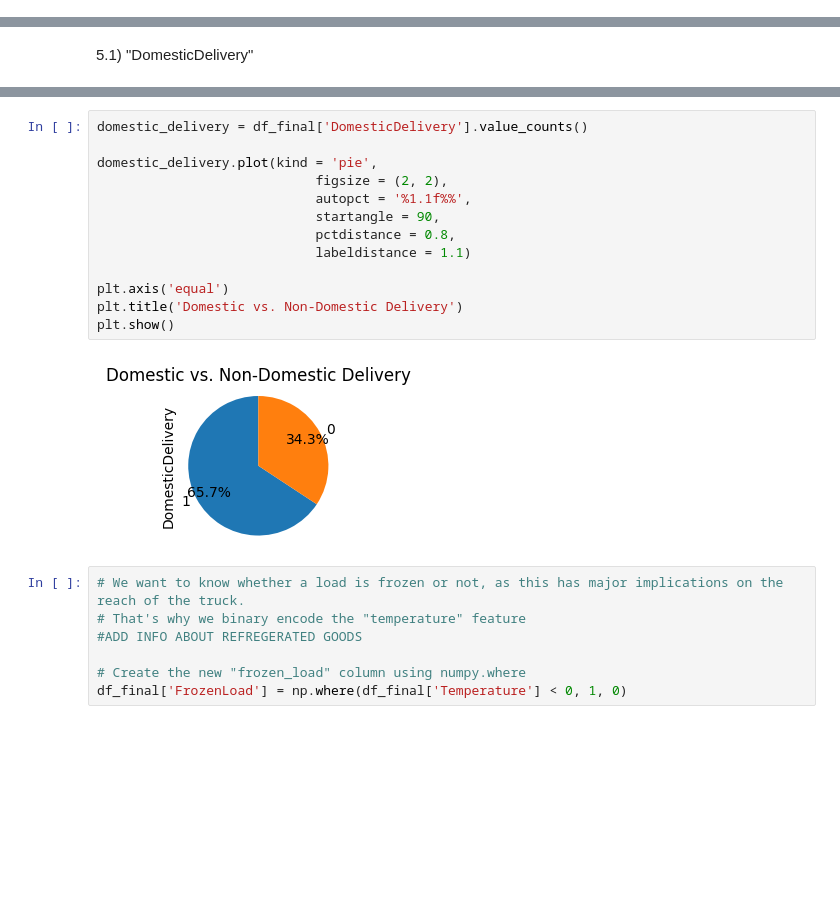
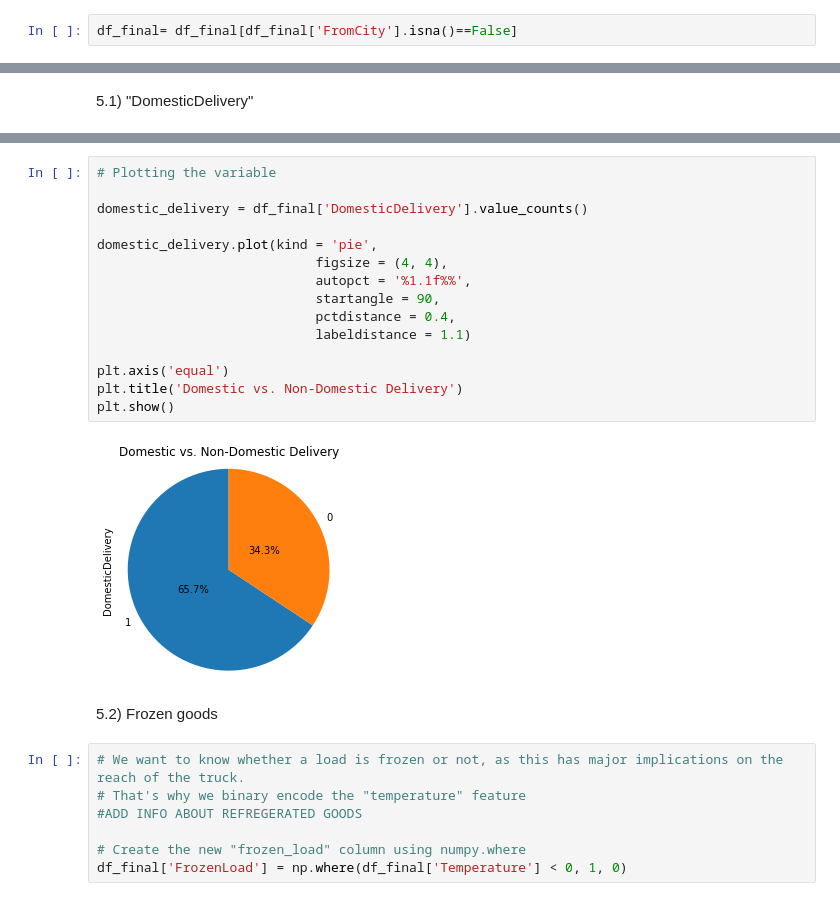
Before and after one commit to em1899/master-thesis-project, a Jupyter notebook: EDA/EDA_v5.ipynb, the cells around one changed output, grey strips where cells are left out. Cells and saved outputs as stored; diff of their text form; blank space fills up the shorter version.

```diff
--- a/EDA/EDA_v5.ipynb
+++ b/EDA/EDA_v5.ipynb
@@ -614,2 +629,4 @@ df_final.rename(columns = {"FromLongtitude": "FromLongitude"}, inplace = True)
+# %%
+df_final= df_final[df_final['FromCity'].isna()==False]
 # %% [markdown]
 4.12) "FromCountry"
@@ -842,18 +897,22 @@ df_final.head()
 # %%
+# Plotting the variable
+
 domestic_delivery = df_final['DomesticDelivery'].value_counts()
 
 domestic_delivery.plot(kind = 'pie',
-                            figsize = (2, 2),
+                            figsize = (4, 4),
                             autopct = '%1.1f%%',
                             startangle = 90,
-                            pctdistance = 0.8,
+                            pctdistance = 0.4,
                             labeldistance = 1.1)
 
 plt.axis('equal')
 plt.title('Domestic vs. Non-Domestic Delivery')
 plt.show()
 # %% [output]
-[figure, old version]
+[figure, new version]
+# %% [markdown]
+5.2) Frozen goods
 # %%
 # We want to know whether a load is frozen or not, as this has major implications on the reach of the truck.
 # That's why we binary encode the "temperature" feature
```
Also changed, not shown: parts of 81 cells of this notebook.
